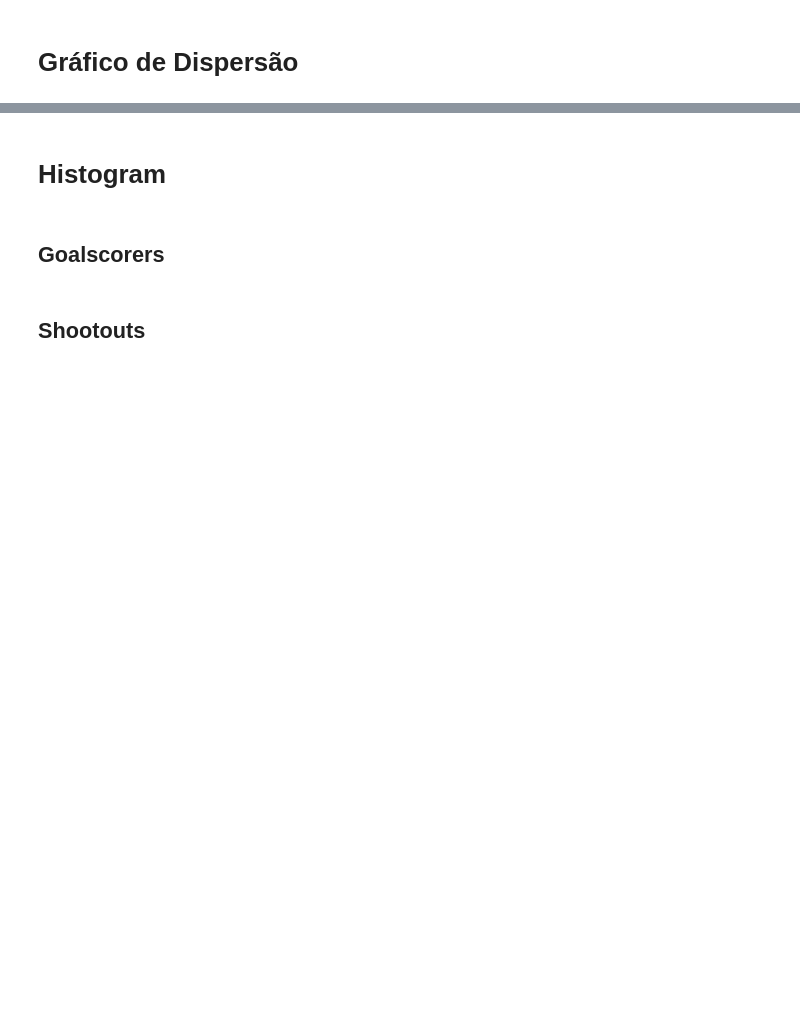
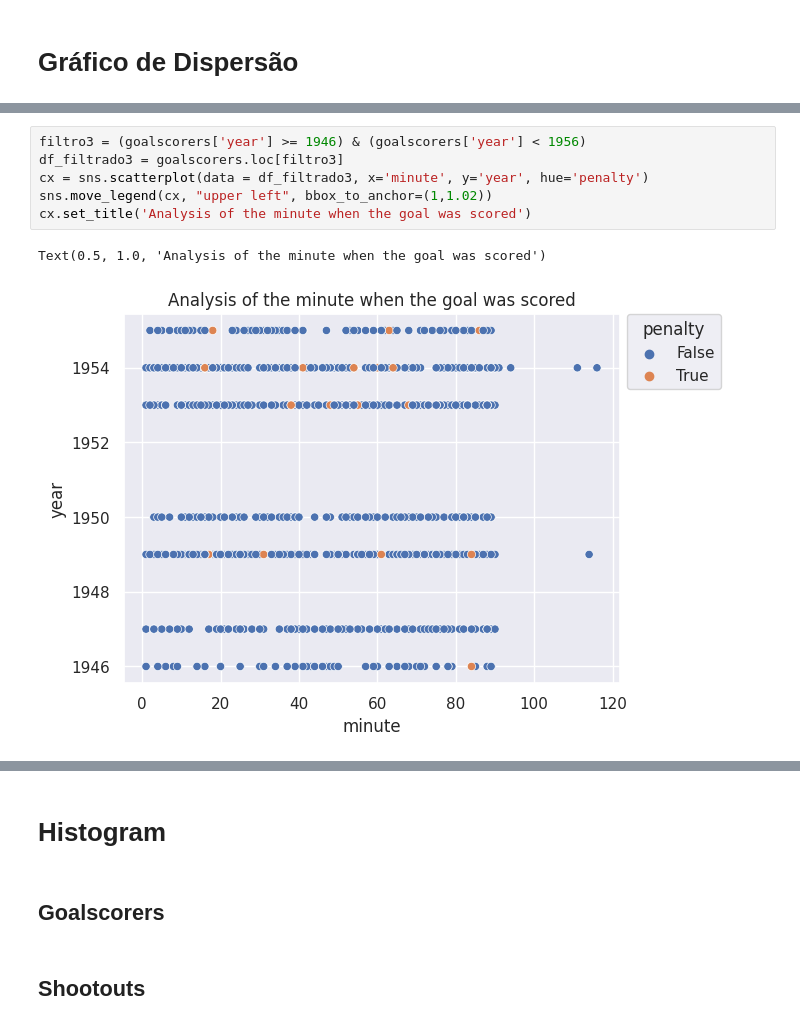
Before and after one commit to ryann-arruda/python-data-analysis, a Jupyter notebook: Data_Visualization.ipynb, the cells around one changed output, grey strips where cells are left out. Drawn from its saved outputs; the diff is of its cells as text; blank space fills up the shorter version.

```diff
--- a/Data_Visualization.ipynb
+++ b/Data_Visualization.ipynb
@@ -264,0 +317,9 @@ country_ranking[['country', 2023, 'confederation', 'code']].head()
+# %%
+filtro3 = (goalscorers['year'] >= 1946) & (goalscorers['year'] < 1956)
+df_filtrado3 = goalscorers.loc[filtro3]
+cx = sns.scatterplot(data = df_filtrado3, x='minute', y='year', hue='penalty')
+sns.move_legend(cx, "upper left", bbox_to_anchor=(1,1.02))
+cx.set_title('Analysis of the minute when the goal was scored')
+# %% [output]
+Text(0.5, 1.0, 'Analysis of the minute when the goal was scored')
+[figure, added]
```
Also changed, not shown: parts of 20 cells of this notebook.
